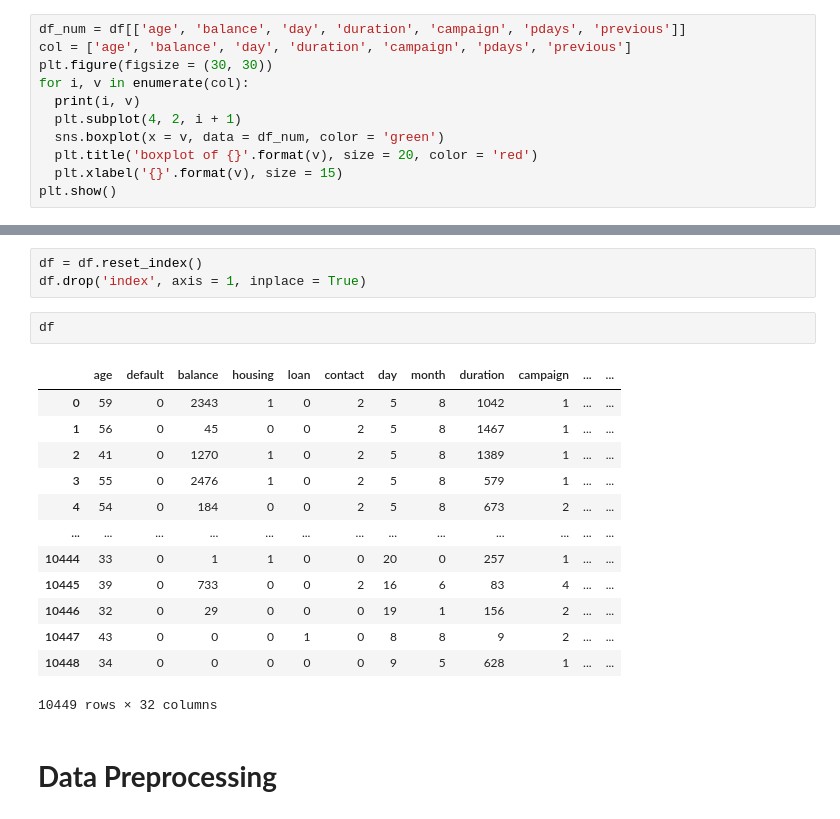
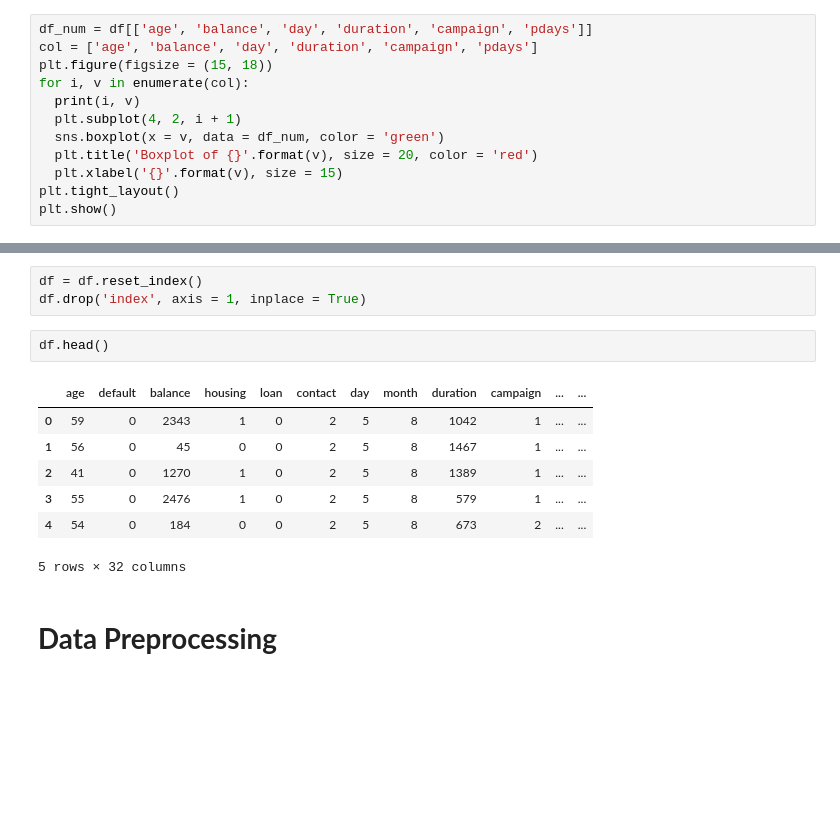
Before and after one commit to manishmawatwal/Bank-Marketing, a Jupyter notebook: Bank_Marketing.ipynb, the cells around one changed output, grey strips where cells are left out. Saved outputs shown, nothing was run; the diff lists cells and outputs as text; blank space fills up the shorter version.

```diff
--- a/Bank_Marketing.ipynb
+++ b/Bank_Marketing.ipynb
@@ -247,13 +265,14 @@ plt.show()
 # %%
-df_num = df[['age', 'balance', 'day', 'duration', 'campaign', 'pdays', 'previous']]
-col = ['age', 'balance', 'day', 'duration', 'campaign', 'pdays', 'previous']
-plt.figure(figsize = (30, 30))
+df_num = df[['age', 'balance', 'day', 'duration', 'campaign', 'pdays']]
+col = ['age', 'balance', 'day', 'duration', 'campaign', 'pdays']
+plt.figure(figsize = (15, 18))
 for i, v in enumerate(col):
   print(i, v)
   plt.subplot(4, 2, i + 1)
   sns.boxplot(x = v, data = df_num, color = 'green')
-  plt.title('boxplot of {}'.format(v), size = 20, color = 'red')
+  plt.title('Boxplot of {}'.format(v), size = 20, color = 'red')
   plt.xlabel('{}'.format(v), size = 15)
+plt.tight_layout()
 plt.show()
 # %% [output]
 0 age
@@ -367,21 +389,15 @@ df
 df = df.reset_index()
 df.drop('index', axis = 1, inplace = True)
 # %%
-df
+df.head()
 # %% [output]
 |  | age | default | balance | housing | loan | contact | day | month | duration | campaign | ... | ... |
 | 0 | 59 | 0 | 2343 | 1 | 0 | 2 | 5 | 8 | 1042 | 1 | ... | ... |
 | 1 | 56 | 0 | 45 | 0 | 0 | 2 | 5 | 8 | 1467 | 1 | ... | ... |
 | 2 | 41 | 0 | 1270 | 1 | 0 | 2 | 5 | 8 | 1389 | 1 | ... | ... |
 | 3 | 55 | 0 | 2476 | 1 | 0 | 2 | 5 | 8 | 579 | 1 | ... | ... |
 | 4 | 54 | 0 | 184 | 0 | 0 | 2 | 5 | 8 | 673 | 2 | ... | ... |
-| ... | ... | ... | ... | ... | ... | ... | ... | ... | ... | ... | ... | ... |
-| 10444 | 33 | 0 | 1 | 1 | 0 | 0 | 20 | 0 | 257 | 1 | ... | ... |
-| 10445 | 39 | 0 | 733 | 0 | 0 | 2 | 16 | 6 | 83 | 4 | ... | ... |
-| 10446 | 32 | 0 | 29 | 0 | 0 | 0 | 19 | 1 | 156 | 2 | ... | ... |
-| 10447 | 43 | 0 | 0 | 0 | 1 | 0 | 8 | 8 | 9 | 2 | ... | ... |
-| 10448 | 34 | 0 | 0 | 0 | 0 | 0 | 9 | 5 | 628 | 1 | ... | ... |
-10449 rows × 32 columns
+5 rows × 32 columns
 # %% [markdown]
 # **Data Preprocessing**
 # %%
```
Also changed, not shown: parts of 30 cells of this notebook.
